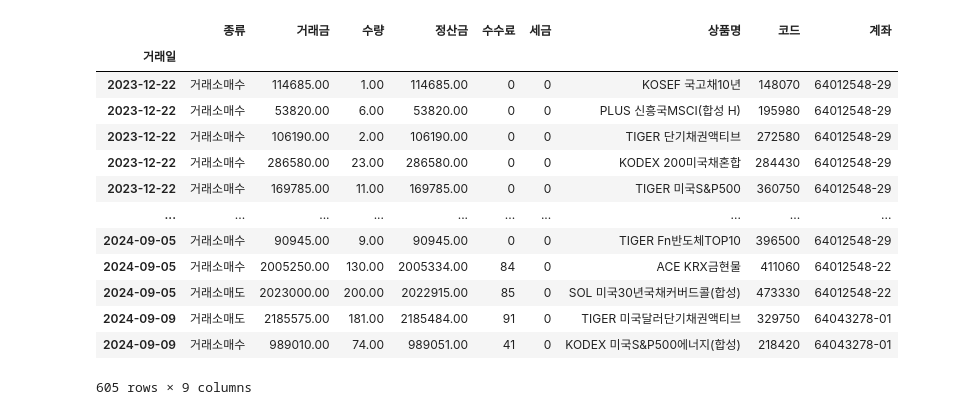
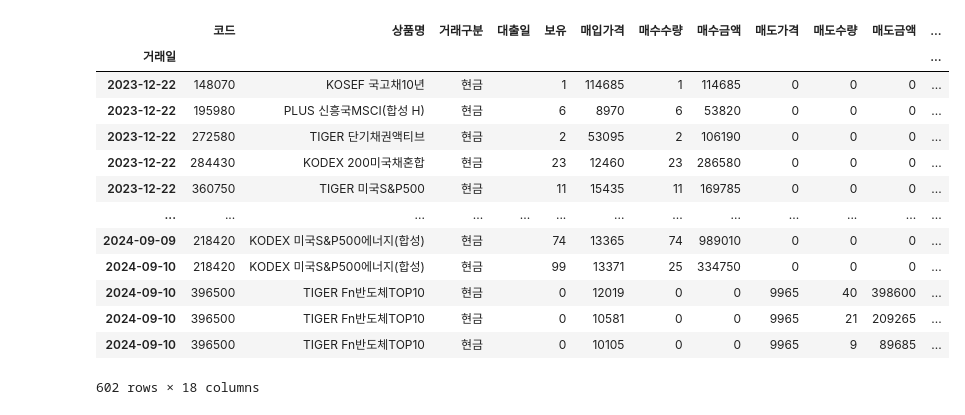
Before and after one commit to birdblues/kbtest, a Jupyter notebook: test2.ipynb, the cells around one changed output. Saved outputs shown, nothing was run; the diff lists cells and outputs as text; code cells hidden in the pictures.

```diff
--- a/test2.ipynb
+++ b/test2.ipynb
@@ -59,7 +59,7 @@ column_mapping = {
     'prdt_name': '상품명',
     'trad_dvsn_name': '거래구분',
     'loan_dt': '대출일',
-    'hldg_qty': '잔고',
+    'hldg_qty': '보유',
     'pchs_unpr': '매입가격',
     'buy_qty': '매수수량',
     'buy_amt': '매수금액',
@@ -73,7 +73,7 @@ column_mapping = {
     'loan_int': '대출이자'
 }
 
-cols_to_convert = ['잔고', '매입가격', '매수수량', '매수금액', '매도가격', '매도수량', '매도금액', '실현손익', '손익률', '수수료', '세금', '대출이자']
+cols_to_convert = ['보유', '매입가격', '매수수량', '매수금액', '매도가격', '매도수량', '매도금액', '실현손익', '손익률', '수수료', '세금', '대출이자']
 
 def get_trade_profit(access_token, app_key, app_secret, acc_no):
 
@@ -110,7 +110,7 @@ def get_trade_profit(access_token, app_key, app_secret, acc_no):
     if 'output1' in body:
         output1_list.extend(body['output1'])
 
-    # display(json)
+    # display(body)
     # print(res.headers['tr_cont'])
 
     while res.headers['tr_cont'] == "M":
@@ -122,7 +122,7 @@ def get_trade_profit(access_token, app_key, app_secret, acc_no):
         body = res.json()
         if 'output1' in body:
             output1_list.extend(body['output1'])
-        # display(json)
+        # display(body)
         # print(res.headers['tr_cont'])
     df = pd.DataFrame(output1_list)
     df.rename(columns=column_mapping, inplace=True)
@@ -133,51 +133,46 @@ def get_trade_profit(access_token, app_key, app_secret, acc_no):
         df[col] = pd.to_numeric(df[col], errors='coerce')  # 숫자형으로 변환 (에러가 발생하면 NaN으로 처리)
 
     df['계좌'] = acc_no
-    df.loc[df['매도수량'] > 0, '종류'] = '거래소매도'
-    df.loc[df['매수수량'] > 0, '종류'] = '거래소매수'
-    df.loc[df['매도수량'] > 0, '거래금'] = df['매도금액']
-    df.loc[df['매수수량'] > 0, '거래금'] = df['매수금액']
-    df.loc[df['매도수량'] > 0, '수량'] = df['매도수량']
-    df.loc[df['매수수량'] > 0, '수량'] = df['매수수량']
-    df.loc[df['매도수량'] > 0, '정산금'] = df['거래금'] - df['수수료'] - df['세금']
-    df.loc[df['매수수량'] > 0, '정산금'] = df['거래금'] + df['수수료'] + df['세금']
+    df['정산금'] = df['매도금액'] - df['매수금액'] - df['수수료'] - df['세금'] - df['대출이자']
+
     df['거래일'] = pd.to_datetime(df['거래일'], format='%Y%m%d')
-    df = df[['거래일', '종류', '거래금', '수량', '정산금', '수수료', '세금', '상품명', '코드', '계좌']]
+    # df = df[['거래일', '종류', '거래금', '수량', '정산금', '수수료', '세금', '상품명', '코드', '계좌']]
     df.set_index('거래일', inplace=True)
     df.sort_index(inplace=True)
+    df.drop_duplicates(inplace=True)
 
     return df
 # %%
 # access_token_0 = get_access_token(api_key_0, api_secret_0)
 # access_token_1 = get_access_token(api_key_1, api_secret_1)
 # access_token_2 = get_access_token(api_key_2, api_secret_2)
 # access_token_3 = get_access_token(api_key_isa, api_secret_isa)
 # access_token_4 = get_access_token(api_key_irp, api_secret_irp)
 
 df1 = get_trade_profit(token_0, api_key_0, api_secret_0, acc_no_0)
 df2 = get_trade_profit(token_1, api_key_1, api_secret_1, acc_no_1)
 df3 = get_trade_profit(token_2, api_key_2, api_secret_2, acc_no_2)
 df4 = get_trade_profit(token_3, api_key_isa, api_secret_isa, acc_no_isa)
 df5 = get_trade_profit(token_4, api_key_irp, api_secret_irp, acc_no_irp)
 
 df = pd.concat([df1, df2, df3, df4, df5])
 df.sort_index(inplace=True)
-df
+display(df)
 # %% [output]
-|  | 종류 | 거래금 | 수량 | 정산금 | 수수료 | 세금 | 상품명 | 코드 | 계좌 |
-| 거래일 |  |  |  |  |  |  |  |  |  |
-| 2023-12-22 | 거래소매수 | 114685.00 | 1.00 | 114685.00 | 0 | 0 | KOSEF 국고채10년 | 148070 | 64012548-29 |
-| 2023-12-22 | 거래소매수 | 53820.00 | 6.00 | 53820.00 | 0 | 0 | PLUS 신흥국MSCI(합성 H) | 195980 | 64012548-29 |
-| 2023-12-22 | 거래소매수 | 106190.00 | 2.00 | 106190.00 | 0 | 0 | TIGER 단기채권액티브 | 272580 | 64012548-29 |
-| 2023-12-22 | 거래소매수 | 286580.00 | 23.00 | 286580.00 | 0 | 0 | KODEX 200미국채혼합 | 284430 | 64012548-29 |
-| 2023-12-22 | 거래소매수 | 169785.00 | 11.00 | 169785.00 | 0 | 0 | TIGER 미국S&P500 | 360750 | 64012548-29 |
-| ... | ... | ... | ... | ... | ... | ... | ... | ... | ... |
-| 2024-09-05 | 거래소매수 | 90945.00 | 9.00 | 90945.00 | 0 | 0 | TIGER Fn반도체TOP10 | 396500 | 64012548-29 |
-| 2024-09-05 | 거래소매수 | 2005250.00 | 130.00 | 2005334.00 | 84 | 0 | ACE KRX금현물 | 411060 | 64012548-22 |
-| 2024-09-05 | 거래소매도 | 2023000.00 | 200.00 | 2022915.00 | 85 | 0 | SOL 미국30년국채커버드콜(합성) | 473330 | 64012548-22 |
-| 2024-09-09 | 거래소매도 | 2185575.00 | 181.00 | 2185484.00 | 91 | 0 | TIGER 미국달러단기채권액티브 | 329750 | 64043278-01 |
-| 2024-09-09 | 거래소매수 | 989010.00 | 74.00 | 989051.00 | 41 | 0 | KODEX 미국S&P500에너지(합성) | 218420 | 64043278-01 |
+|  | 코드 | 상품명 | 거래구분 | 대출일 | 보유 | 매입가격 | 매수수량 | 매수금액 | 매도가격 | 매도수량 | 매도금액 | ... |
+| 거래일 |  |  |  |  |  |  |  |  |  |  |  | ... |
+| 2023-12-22 | 148070 | KOSEF 국고채10년 | 현금 |  | 1 | 114685 | 1 | 114685 | 0 | 0 | 0 | ... |
+| 2023-12-22 | 195980 | PLUS 신흥국MSCI(합성 H) | 현금 |  | 6 | 8970 | 6 | 53820 | 0 | 0 | 0 | ... |
+| 2023-12-22 | 272580 | TIGER 단기채권액티브 | 현금 |  | 2 | 53095 | 2 | 106190 | 0 | 0 | 0 | ... |
+| 2023-12-22 | 284430 | KODEX 200미국채혼합 | 현금 |  | 23 | 12460 | 23 | 286580 | 0 | 0 | 0 | ... |
+| 2023-12-22 | 360750 | TIGER 미국S&P500 | 현금 |  | 11 | 15435 | 11 | 169785 | 0 | 0 | 0 | ... |
+| ... | ... | ... | ... | ... | ... | ... | ... | ... | ... | ... | ... | ... |
+| 2024-09-09 | 218420 | KODEX 미국S&P500에너지(합성) | 현금 |  | 74 | 13365 | 74 | 989010 | 0 | 0 | 0 | ... |
+| 2024-09-10 | 218420 | KODEX 미국S&P500에너지(합성) | 현금 |  | 99 | 13371 | 25 | 334750 | 0 | 0 | 0 | ... |
+| 2024-09-10 | 396500 | TIGER Fn반도체TOP10 | 현금 |  | 0 | 12019 | 0 | 0 | 9965 | 40 | 398600 | ... |
+| 2024-09-10 | 396500 | TIGER Fn반도체TOP10 | 현금 |  | 0 | 10581 | 0 | 0 | 9965 | 21 | 209265 | ... |
+| 2024-09-10 | 396500 | TIGER Fn반도체TOP10 | 현금 |  | 0 | 10105 | 0 | 0 | 9965 | 9 | 89685 | ... |
-605 rows × 9 columns
+602 rows × 18 columns
 # %%
 # '코드'를 기준으로 데이터를 나누고 MultiIndex 컬럼 생성
 def clean_code(df):
```
Also changed, not shown: parts of 6 cells of this notebook, 5 other files.
